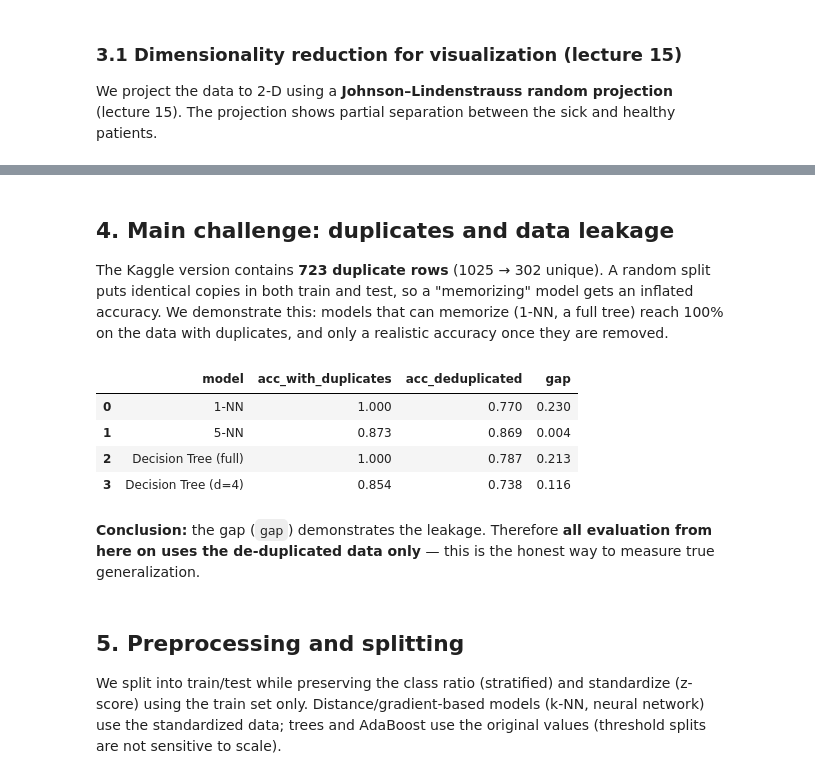
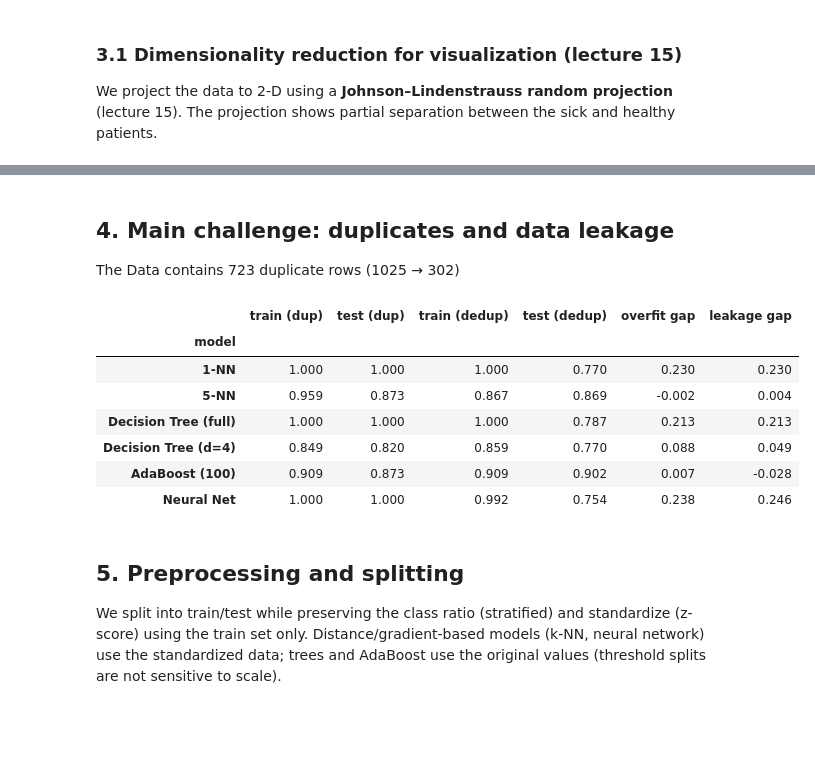
Before and after one commit to yonatang8675/ML_Project, a Jupyter notebook: notebooks/heart_disease.ipynb, the cells around one changed output, grey strips where cells are left out. Cells and saved outputs as stored; diff of their text form; code cells hidden in the pictures; blank space fills up the shorter version.

```diff
--- a/notebooks/heart_disease.ipynb
+++ b/notebooks/heart_disease.ipynb
@@ -140,44 +106,48 @@ display(Image(plots.plot_2d_projection(X, y)))
 # %% [markdown]
 ## 4. Main challenge: duplicates and data leakage
 
-The Kaggle version contains **723 duplicate rows** (1025 → 302 unique). A random split puts
-identical copies in both train and test, so a "memorizing" model gets an inflated accuracy.
-We demonstrate this: models that can memorize (1-NN, a full tree) reach 100% on the data with
-duplicates, and only a realistic accuracy once they are removed.
+The Data contains 723 duplicate rows (1025 → 302)
 # %%
 X_raw, y_raw, _ = dl.get_Xy(raw_df)      # with duplicates
 X_unique, y_unique, _ = dl.get_Xy(df)    # without duplicates
 
 experiments = {
     "1-NN":                 (lambda: KNNClassifier(k=1), True),
     "5-NN":                 (lambda: KNNClassifier(k=5), True),
     "Decision Tree (full)": (lambda: DecisionTreeClassifier(max_depth=None), False),
     "Decision Tree (d=4)":  (lambda: DecisionTreeClassifier(max_depth=4), False),
+    "AdaBoost (100)":       (lambda: AdaBoostClassifier(n_estimators=100), False),
+    "Neural Net":           (lambda: NeuralNetwork(hidden_layers=(16,), activation="relu",
+                                                   lr=0.1, epochs=300, batch_size=32,
+                                                   l2=1e-4, seed=SEED), True),
 }
 
 rows = []
 for name, (factory, scale) in experiments.items():
-    experiment = ev.duplicate_leakage_experiment(
+    exp = ev.duplicate_leakage_experiment(
         factory, X_raw, y_raw, X_unique, y_unique, seed=SEED, scale=scale
     )
     rows.append({
-        "model": name,
-        "acc_with_duplicates": experiment["accuracy_with_duplicates"],
-        "acc_deduplicated": experiment["accuracy_deduplicated"],
-        "gap": experiment["accuracy_with_duplicates"] - experiment["accuracy_deduplicated"],
+        "model":              name,
+        "train (dup)":        exp["train_accuracy_with_duplicates"],
+        "test (dup)":         exp["accuracy_with_duplicates"],
+        "train (dedup)":      exp["train_accuracy_deduplicated"],
+        "test (dedup)":       exp["accuracy_deduplicated"],
+        "overfit gap":        exp["train_accuracy_deduplicated"] - exp["accuracy_deduplicated"],
+        "leakage gap":        exp["accuracy_with_duplicates"] - exp["accuracy_deduplicated"],
     })
 
-leakage_df = pd.DataFrame(rows)
+leakage_df = pd.DataFrame(rows).set_index("model")
 leakage_df
 # %% [output]
-|  | model | acc_with_duplicates | acc_deduplicated | gap |
-| 0 | 1-NN | 1.000 | 0.770 | 0.230 |
-| 1 | 5-NN | 0.873 | 0.869 | 0.004 |
-| 2 | Decision Tree (full) | 1.000 | 0.787 | 0.213 |
-| 3 | Decision Tree (d=4) | 0.854 | 0.738 | 0.116 |
+|  | train (dup) | test (dup) | train (dedup) | test (dedup) | overfit gap | leakage gap |
+| model |  |  |  |  |  |  |
+| 1-NN | 1.000 | 1.000 | 1.000 | 0.770 | 0.230 | 0.230 |
+| 5-NN | 0.959 | 0.873 | 0.867 | 0.869 | -0.002 | 0.004 |
+| Decision Tree (full) | 1.000 | 1.000 | 1.000 | 0.787 | 0.213 | 0.213 |
+| Decision Tree (d=4) | 0.849 | 0.820 | 0.859 | 0.770 | 0.088 | 0.049 |
+| AdaBoost (100) | 0.909 | 0.873 | 0.909 | 0.902 | 0.007 | -0.028 |
+| Neural Net | 1.000 | 1.000 | 0.992 | 0.754 | 0.238 | 0.246 |
-# %% [markdown]
-**Conclusion:** the gap (`gap`) demonstrates the leakage. Therefore **all evaluation from here on
-uses the de-duplicated data only** — this is the honest way to measure true generalization.
 # %% [markdown]
 ## 5. Preprocessing and splitting
 
```
Also changed, not shown: parts of 17 cells of this notebook, 9 other files.
